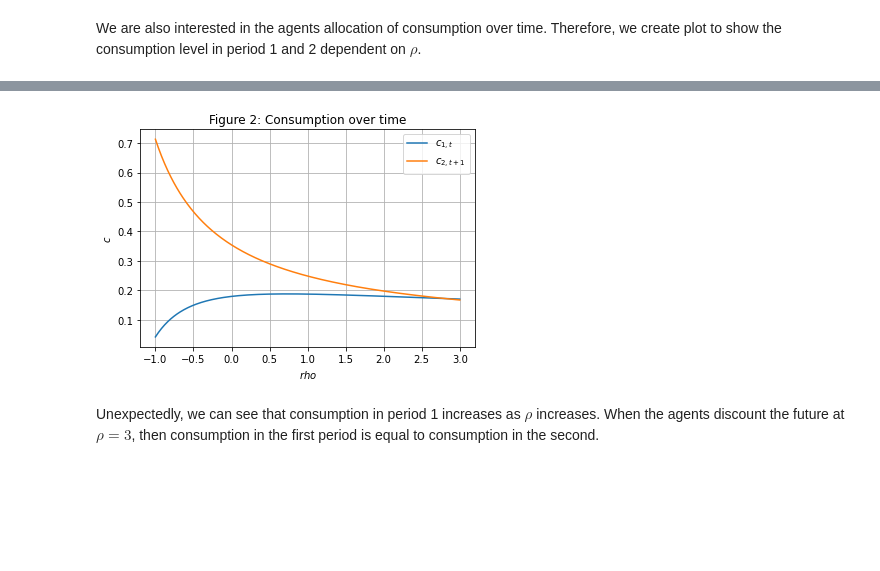
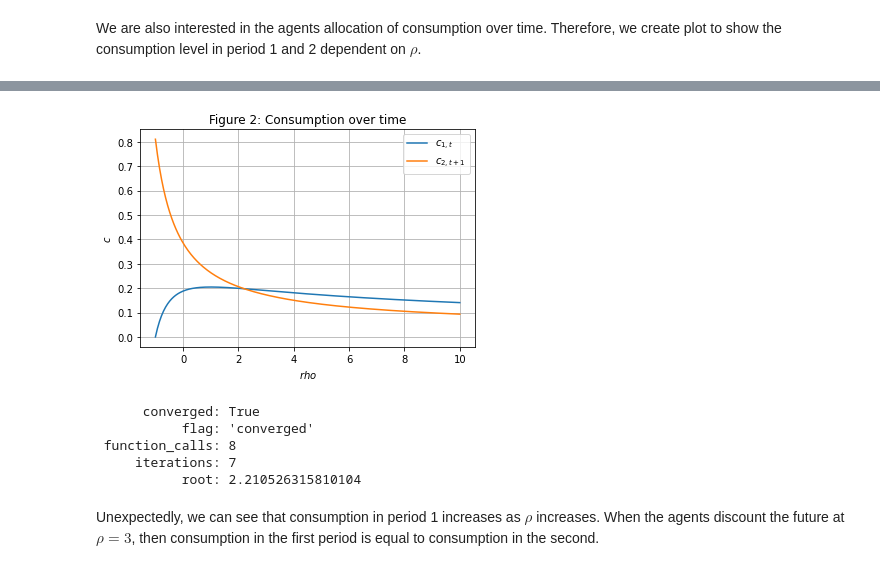
Before and after one commit to AskerNC/projects-2021-team-olm, a Jupyter notebook: modelproject/modelproject.ipynb, the cells around one changed output, grey strips where cells are left out. Drawn from its saved outputs; the diff is of its cells as text; code cells hidden in the pictures; blank space fills up the shorter version.

```diff
--- a/modelproject/modelproject.ipynb
+++ b/modelproject/modelproject.ipynb
@@ -273,4 +296,4 @@ def solve(alpha,n,rho):
 
     c1 = w-s
     c2 = s*(1+r)
-    return [c1, c2]
+    return [c1, c2, r]
@@ -277,20 +320,34 @@ def solve(alpha,n,rho):
 # %%
 #Setting up grids
-rho_space= np.linspace(-1,3,300)
+rho_space= np.linspace(-1,10,300)
 c_vec = np.array([solve(alpha,n,rho) for rho in rho_space])
 
 #Plotting the graph
 fig = plt.figure()
 ax = fig.add_subplot(1,1,1)
+
 ax.plot(rho_space,c_vec[:,0])
 ax.plot(rho_space,c_vec[:,1])
+
 ax.legend(['$c_{1,t}$','$c_{2,t+1}$'])
 ax.set_xlabel('$rho$')
 ax.set_ylabel('$c$')
 ax.set_title('Figure 2: Consumption over time')
 ax.grid(True);
 # %% [output]
-[figure, old version]
+[figure, new version]
+# %%
+def obj(rho,alpha,n):
+    c1,c2 = solve(alpha,n,rho)
+    return c1-c2
+
+optimize.root_scalar(obj,bracket = (2,3),args= (alpha,n))
+# %% [output]
+      converged: True
+           flag: 'converged'
+ function_calls: 8
+     iterations: 7
+           root: 2.210526315810104
 # %% [markdown]
 Unexpectedly, we can see that consumption in period 1 increases as $\rho$ increases. When the agents discount the future at $\rho=3$, then consumption in the first period is equal to consumption in the second.
 # %% [markdown]
```
Also changed, not shown: parts of 6 cells of this notebook.
